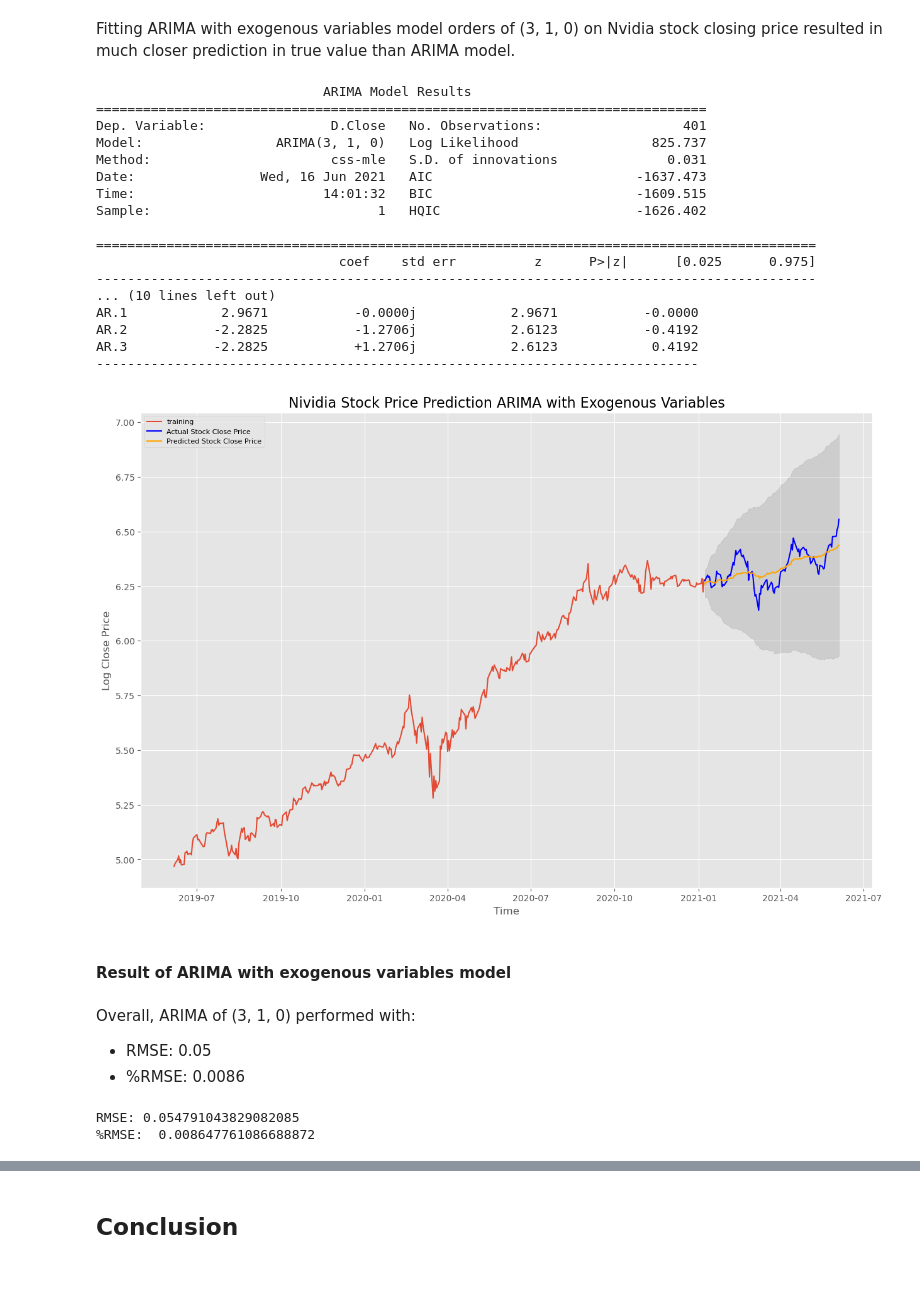
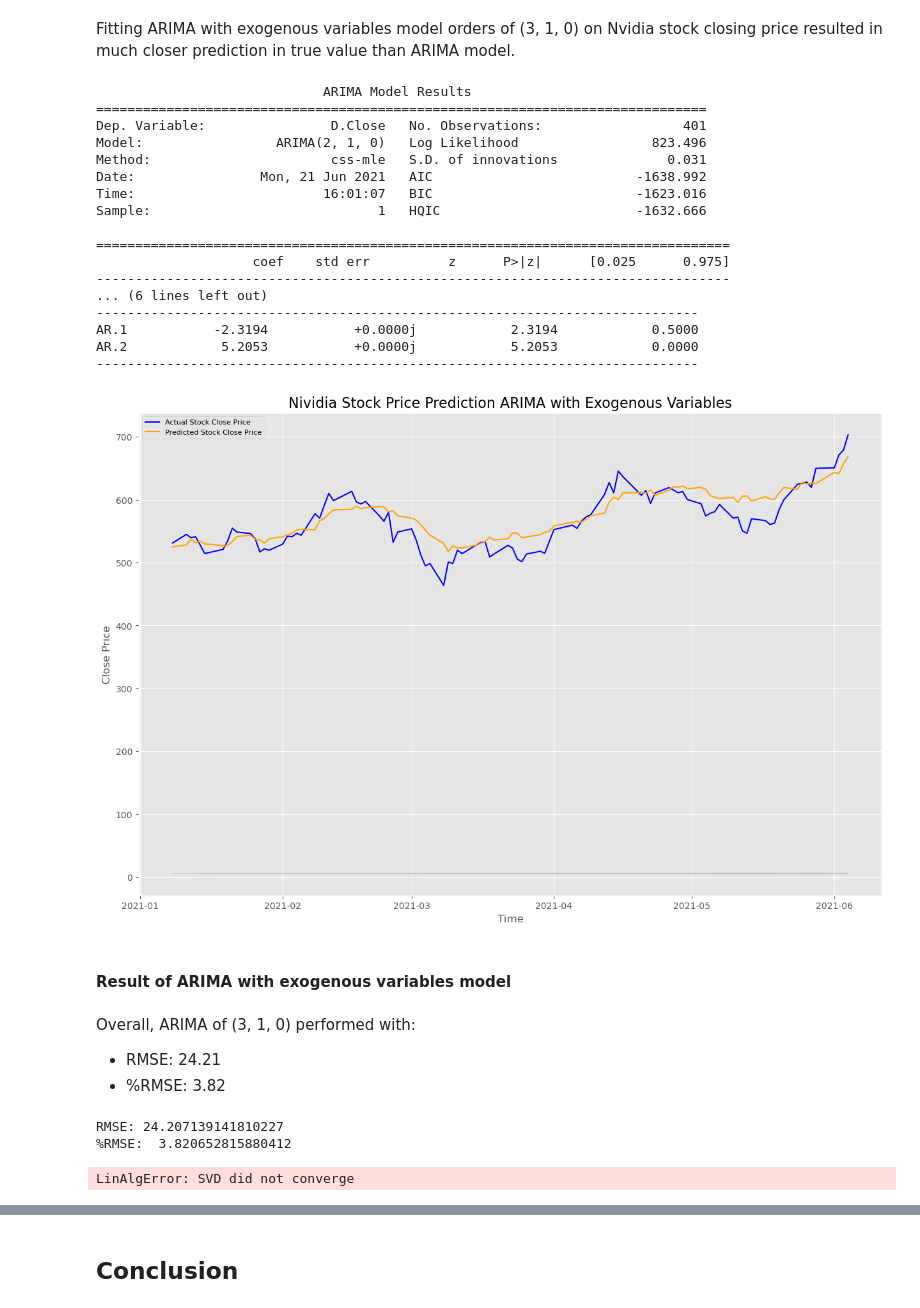
Before and after one commit to jayce7376/Nvidia_Stock_Prediction, a Jupyter notebook: Nvidia_Stock_Prediction.ipynb, the cells around one changed output, grey strips where cells are left out. Saved outputs shown, nothing was run; the diff lists cells and outputs as text; code cells hidden in the pictures; blank space fills up the shorter version.

Commit message:
scaled dataframe

```diff
--- a/Nvidia_Stock_Prediction.ipynb
+++ b/Nvidia_Stock_Prediction.ipynb
@@ -146,3 +155,9 @@ nvidia = nvidia.set_index('Date')
+# %%
+# make dummy variable
+nvidia = pd.get_dummies(nvidia, prefix='future', drop_first=True)
+
+# make shifted nvidia dataframe
+shift_nvidia = nvidia.shift(1)
 # %% [markdown]
 ## 4. EDA
 # %% [markdown]
@@ -176,6 +191,7 @@ So, I decided to use stock price history from 6/1/2019.
 # %%
 # choose data from 6/1/2019 from nvidia dataframe
 nvidia = nvidia[nvidia.index >= '2019-06-01']
+shift_nvidia = shift_nvidia[shift_nvidia.index >= '2019-06-01']
 # %% [markdown]
 ### 2. Relationship Betweeen Nvidia Closing Price and Exogenous Variables
 # %% [markdown]
@@ -439,6 +439,13 @@ exo_df
 # %%
 # drop exogenous variables which are not going to be used in this model and split into train and test with 8:2 ratio
-exo_df = nvidia.drop(columns=['Close', 'Future', 'trend', 'Revenue', 'Market_share', 'Open', 'High', 'Low', 'Adj Close', 'Volume'])
+exo_df = shift_nvidia.drop(columns=['Close', 'trend', 'daily_change','future_same', 'future_up'])
 train_exo_data, test_exo_data = exo_df[3:int(len(exo_df)*0.80)], exo_df[int(len(exo_df)*0.80):]
+
+# scale train_exo_data and test_exo_data
+transformer = MinMaxScaler()
+train_exo = transformer.fit_transform(train_exo_data)
+test_exo = transformer.transform(test_exo_data)
+train_exo=pd.DataFrame(data=train_exo, index=train_exo_data.index, columns=train_exo_data.columns)
+test_exo=pd.DataFrame(data=test_exo, index=test_exo_data.index, columns=test_exo_data.columns)
 # %%
 # find best order for ARIMA with exogenous variables model by using Auto ARIMA
@@ -496,59 +503,60 @@ plt.show()
 Fitting ARIMA with exogenous variables model orders of (3, 1, 0) on Nvidia stock closing price resulted in much closer prediction in true value than ARIMA model.
 # %%
 # build ARIMA with exogenous variables model
-model2 = ARIMA(train_data, exog=train_exo_data, order=(3, 1, 0))
-fitted = model2.fit(disp=-1)
+model2 = ARIMA(train_data, exog=train_exo, order=(3, 1, 0))
+fitted2 = model2.fit()
 print(fitted.summary())
 # %% [output]
                              ARIMA Model Results
 ==============================================================================
 Dep. Variable:                D.Close   No. Observations:                  401
-Model:                 ARIMA(3, 1, 0)   Log Likelihood                 825.737
+Model:                 ARIMA(2, 1, 0)   Log Likelihood                 823.496
 Method:                       css-mle   S.D. of innovations              0.031
-Date:                Wed, 16 Jun 2021   AIC                          -1637.473
-Time:                        14:01:32   BIC                          -1609.515
-Sample:                             1   HQIC                         -1626.402
+Date:                Mon, 21 Jun 2021   AIC                          -1638.992
+Time:                        16:01:07   BIC                          -1623.016
+Sample:                             1   HQIC                         -1632.666
 
-============================================================================================
-                               coef    std err          z      P>|z|      [0.025      0.975]
---------------------------------------------------------------------------------------------
-... (10 lines left out)
-AR.1            2.9671           -0.0000j            2.9671           -0.0000
-AR.2           -2.2825           -1.2706j            2.6123           -0.4192
-AR.3           -2.2825           +1.2706j            2.6123            0.4192
+=================================================================================
+                    coef    std err          z      P>|z|      [0.025      0.975]
+---------------------------------------------------------------------------------
+... (6 lines left out)
 -----------------------------------------------------------------------------
+AR.1           -2.3194           +0.0000j            2.3194            0.5000
+AR.2            5.2053           +0.0000j            5.2053            0.0000
+-----------------------------------------------------------------------------
 # %%
 # Forecast
-fc, se, conf = fitted.forecast(102, exog=test_exo_data, alpha=0.05)  # 95% confidence
+fc, se, conf = fitted2.forecast(102, exog=test_exo, alpha=0.05)  # 95% confidence
 fc_series = pd.Series(fc, index=test_data.index)
+original_fc_series = np.exp(fc_series)
+original_test_data = np.exp(test_data)
 lower_series = pd.Series(conf[:, 0], index=test_data.index)
 upper_series = pd.Series(conf[:, 1], index=test_data.index)
 plt.figure(figsize=(15,10), dpi=100)
-plt.plot(train_data, label='training')
-plt.plot(test_data, color = 'blue', label='Actual Stock Close Price')
-plt.plot(fc_series, color = 'orange',label='Predicted Stock Close Price')
+plt.plot(original_test_data, color = 'blue', label='Actual Stock Close Price')
+plt.plot(original_fc_series, color = 'orange',label='Predicted Stock Close Price')
 plt.fill_between(lower_series.index, lower_series, upper_series,
                  color='k', alpha=.10)
 plt.title('Nividia Stock Price Prediction ARIMA with Exogenous Variables', fontsize=16)
 plt.xlabel('Time')
-plt.ylabel('Log Close Price')
+plt.ylabel('Close Price')
 plt.legend(loc='upper left', fontsize=8)
 plt.savefig('./images/ARIMA_exo_prediction_result.png')
 plt.show()
 # %% [output]
-[figure, old version]
+[figure, new version]
 # %% [markdown]
 #### Result of ARIMA with exogenous variables model
 # %% [markdown]
 Overall, ARIMA of (3, 1, 0) performed with:
- - RMSE: 0.05
- - %RMSE: 0.0086
+ - RMSE: 24.21
+ - %RMSE: 3.82
 # %%
-MSE = np.square(np.subtract(test_data,fc_series)).mean()
+MSE = np.square(np.subtract(original_test_data,original_fc_series)).mean()
 
 RMSE = math.sqrt(MSE)
 print(f'RMSE: {RMSE}')
 print("%RMSE: ", RMSE/test_data.mean())
 # %% [output]
-RMSE: 0.054791043829082085
-%RMSE:  0.008647761086688872
+RMSE: 24.207139141810227
+%RMSE:  3.820652815880412
@@ -554,0 +567,6 @@ RMSE: 0.054791043829082085
+# %%
+model3 = ARIMA(nvidia_stock_log, exog=exo_df_scaled, order=(3, 1, 0))
+fitted3 = model3.fit()
+print(fitted3.summary())
+# %% [output]
+LinAlgError: SVD did not converge
```
Also changed, not shown: parts of 26 cells of this notebook, 4 other files.
